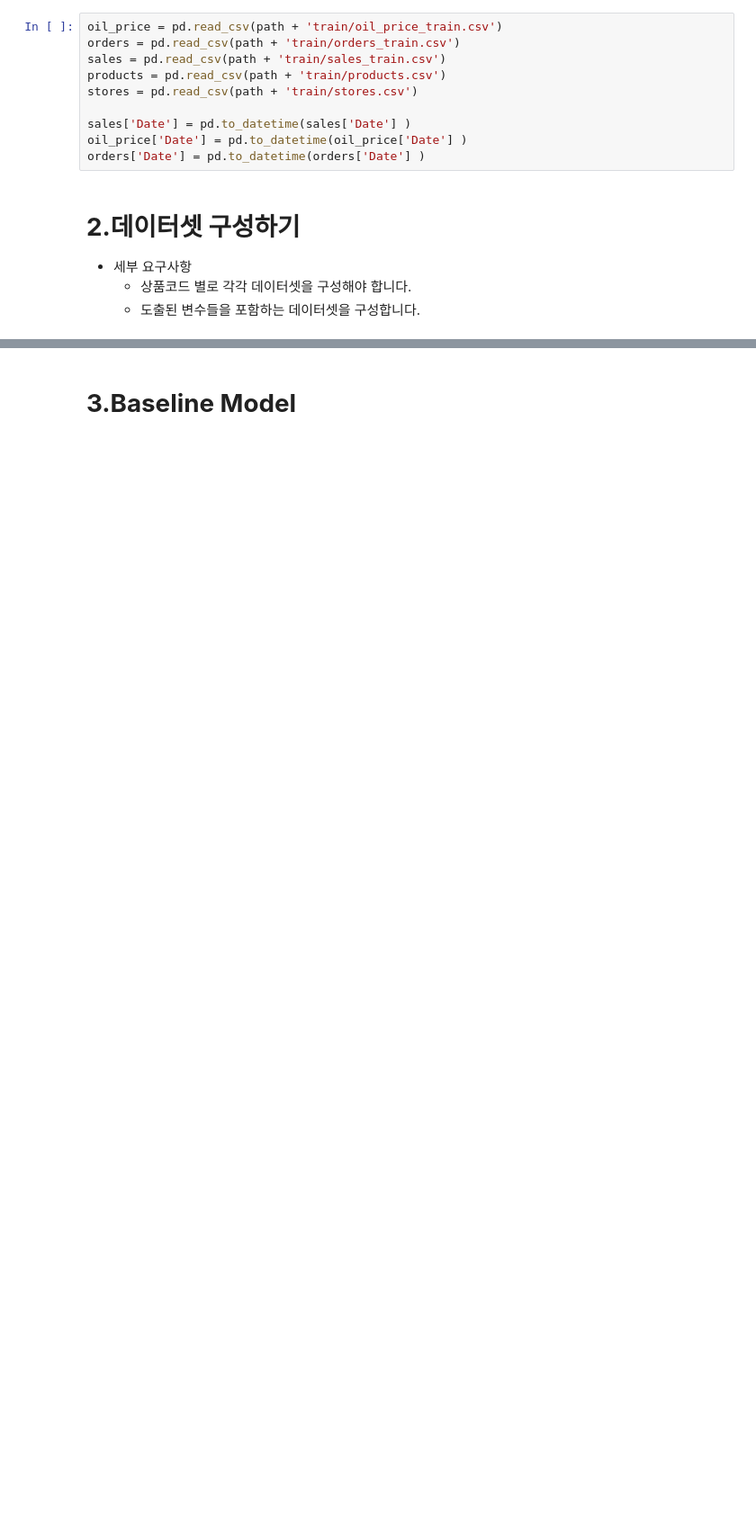
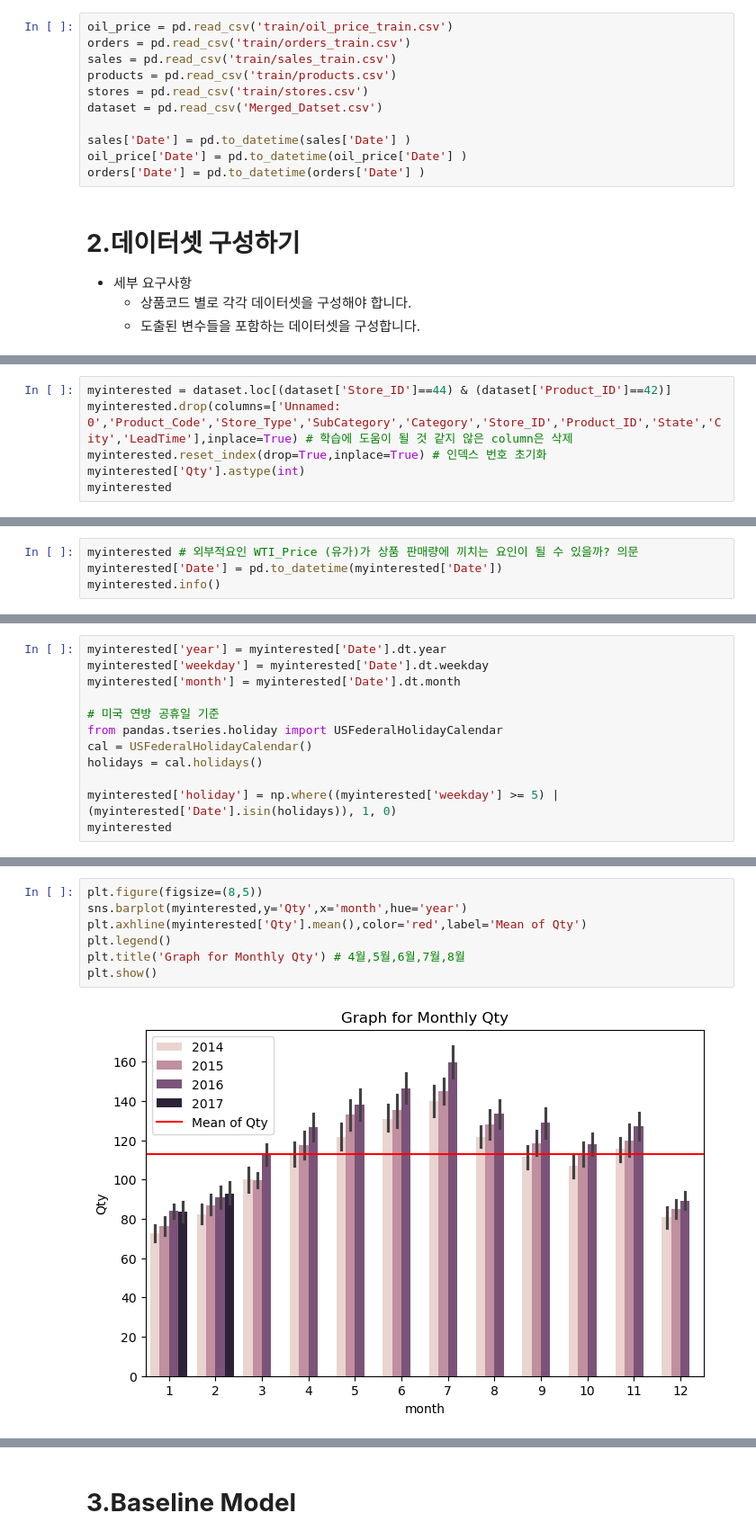
Before and after one commit to youse0ng/Optimization-Qauntity-TimeSeries, a Jupyter notebook: 2.데이터 전처리 및 base line 모델 생성.ipynb, the cells around one changed output, grey strips where cells are left out. Shown at 90% size. Drawn from its saved outputs; the diff is of its cells as text; blank space fills up the shorter version.

```diff
--- a/2.데이터 전처리 및 base line 모델 생성.ipynb
+++ b/2.데이터 전처리 및 base line 모델 생성.ipynb
@@ -98,11 +93,12 @@ def plot_model_result(y_train, y_val, pred) :
 # %% [markdown]
 ### **(3) 데이터 불러오기**
 # %%
-oil_price = pd.read_csv(path + 'train/oil_price_train.csv')
-orders = pd.read_csv(path + 'train/orders_train.csv')
-sales = pd.read_csv(path + 'train/sales_train.csv')
-products = pd.read_csv(path + 'train/products.csv')
-stores = pd.read_csv(path + 'train/stores.csv')
+oil_price = pd.read_csv('train/oil_price_train.csv')
+orders = pd.read_csv('train/orders_train.csv')
+sales = pd.read_csv('train/sales_train.csv')
+products = pd.read_csv('train/products.csv')
+stores = pd.read_csv('train/stores.csv')
+dataset = pd.read_csv('Merged_Datset.csv')
 
 sales['Date'] = pd.to_datetime(sales['Date'] )
 oil_price['Date'] = pd.to_datetime(oil_price['Date'] )
@@ -115,0 +128,6 @@ orders['Date'] = pd.to_datetime(orders['Date'] )
+# %%
+myinterested = dataset.loc[(dataset['Store_ID']==44) & (dataset['Product_ID']==42)]
+myinterested.drop(columns=['Unnamed: 0','Product_Code','Store_Type','SubCategory','Category','Store_ID','Product_ID','State','City','LeadTime'],inplace=True) # 학습에 도움이 될 것 같지 않은 column은 삭제
+myinterested.reset_index(drop=True,inplace=True) # 인덱스 번호 초기화
+myinterested['Qty'].astype(int)
+myinterested
@@ -121,0 +150,4 @@ orders['Date'] = pd.to_datetime(orders['Date'] )
+# %%
+myinterested # 외부적요인 WTI_Price (유가)가 상품 판매량에 끼치는 요인이 될 수 있을까? 의문
+myinterested['Date'] = pd.to_datetime(myinterested['Date'])
+myinterested.info()
@@ -121,0 +167,12 @@ orders['Date'] = pd.to_datetime(orders['Date'] )
+# %%
+myinterested['year'] = myinterested['Date'].dt.year
+myinterested['weekday'] = myinterested['Date'].dt.weekday
+myinterested['month'] = myinterested['Date'].dt.month
+
+# 미국 연방 공휴일 기준
+from pandas.tseries.holiday import USFederalHolidayCalendar
+cal = USFederalHolidayCalendar()
+holidays = cal.holidays()
+
+myinterested['holiday'] = np.where((myinterested['weekday'] >= 5) | (myinterested['Date'].isin(holidays)), 1, 0)
+myinterested
@@ -121,0 +195,9 @@ orders['Date'] = pd.to_datetime(orders['Date'] )
+# %%
+plt.figure(figsize=(8,5))
+sns.barplot(myinterested,y='Qty',x='month',hue='year')
+plt.axhline(myinterested['Qty'].mean(),color='red',label='Mean of Qty')
+plt.legend()
+plt.title('Graph for Monthly Qty') # 4월,5월,6월,7월,8월
+plt.show()
+# %% [output]
+[figure, added]
```
Also changed, not shown: parts of 52 cells of this notebook, 2 other files.
